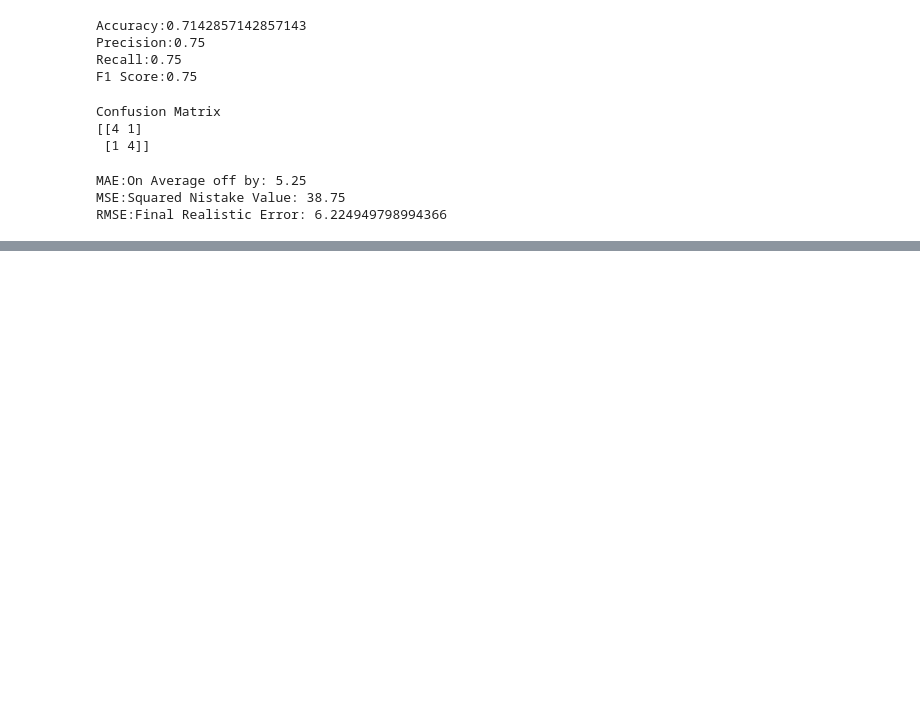
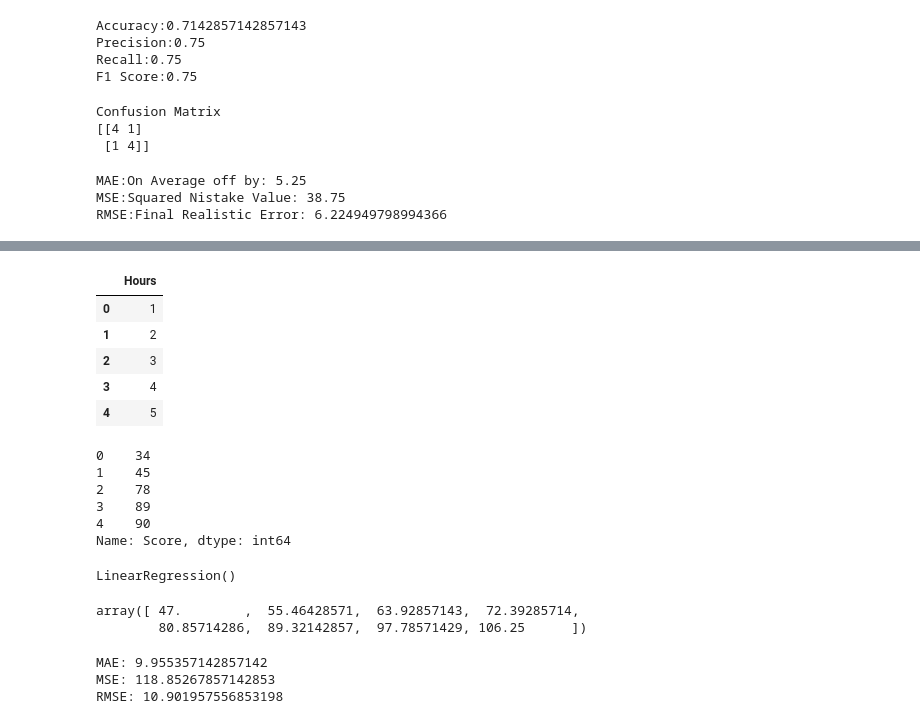
Before and after one commit to Ankit1726/AIML_Resources, a Jupyter notebook: Machine_Learning/revision.ipynb, the cells around one changed output, grey strips where cells are left out. Cells and saved outputs as stored; diff of their text form; code cells hidden in the pictures; blank space fills up the shorter version.

```diff
--- a/Machine_Learning/revision.ipynb
+++ b/Machine_Learning/revision.ipynb
@@ -325,0 +359,26 @@ RMSE:Final Realistic Error: 6.224949798994366
+# %%
+X = df.drop(["Score"],axis=1)
+Y = df['Score']
+# %%
+X.head()
+# %% [output]
+|  | Hours |
+| 0 | 1 |
+| 1 | 2 |
+| 2 | 3 |
+| 3 | 4 |
+| 4 | 5 |
+# %%
+Y.head()
+# %% [output]
+0    34
+1    45
+2    78
+3    89
+4    90
+Name: Score, dtype: int64
+# %%
+model = LinearRegression()
+model.fit(X,Y)
+# %% [output]
+LinearRegression()
@@ -325,0 +387,18 @@ RMSE:Final Realistic Error: 6.224949798994366
+# %%
+y_pred
+# %% [output]
+array([ 47.        ,  55.46428571,  63.92857143,  72.39285714,
+        80.85714286,  89.32142857,  97.78571429, 106.25      ])
+# %%
+## evaluation metrics
+mae = mean_absolute_error(Y,y_pred)
+mse = mean_squared_error(Y,y_pred)
+rmse = np.sqrt(mse)
+
+print("MAE:",mae)
+print("MSE:",mse)
+print("RMSE:",rmse)
+# %% [output]
+MAE: 9.955357142857142
+MSE: 118.85267857142853
+RMSE: 10.901957556853198
```
Also changed, not shown: parts of 5 cells of this notebook.
